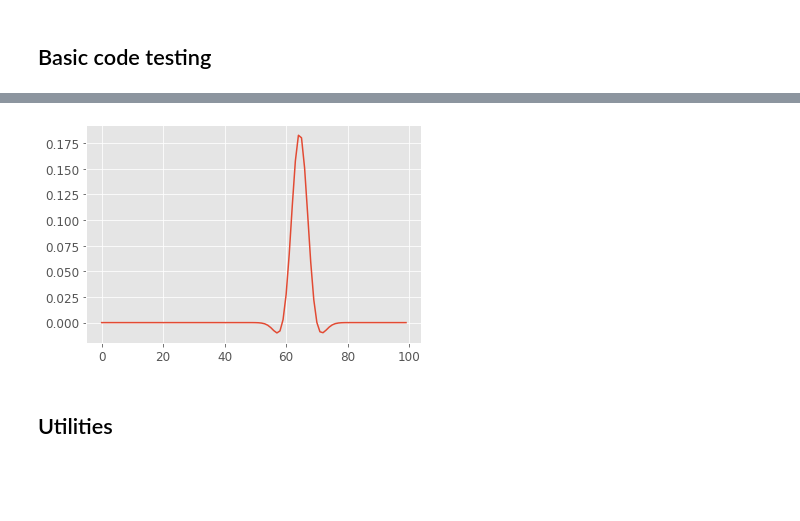
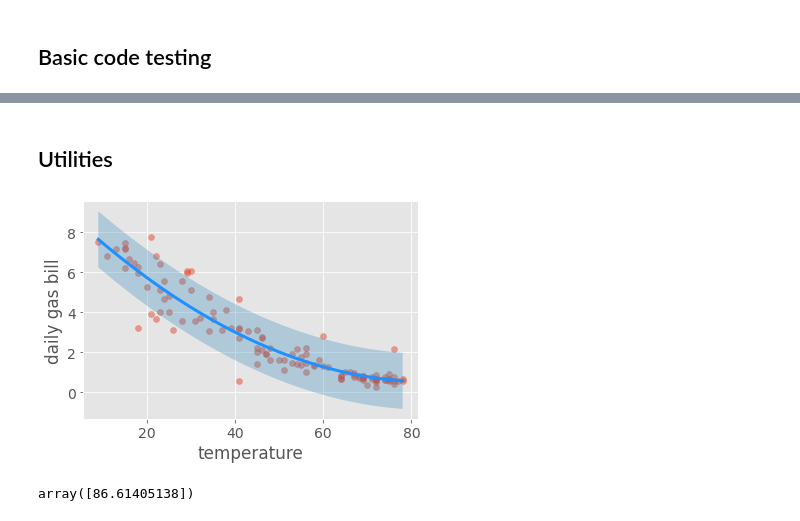
Before and after one commit to JulietteFranque/SDS383D_JF, a Jupyter notebook: exercises-06/notebooks/local_polynomial_regression.ipynb, the cells around one changed output, grey strips where cells are left out. Saved outputs shown, nothing was run; the diff lists cells and outputs as text; code cells hidden in the pictures; blank space fills up the shorter version.

```diff
--- a/exercises-06/notebooks/local_polynomial_regression.ipynb
+++ b/exercises-06/notebooks/local_polynomial_regression.ipynb
@@ -38,6 +30,2 @@ H.shape
-# %%
-plt.plot(H[650,:]);
-# %% [output]
-[figure, removed]
 # %% [markdown]
 ## Utilities
@@ -46,5 +32,6 @@ os.getcwd()
 # %%
 df = pd.read_csv('../data/utilities.csv')
+df = df.sort_values('temp')
 # %%
 x = df['temp'].to_numpy().reshape(-1,1)
-y =  df['gasbill'].to_numpy().reshape(-1,1)
+y =  (df['gasbill']/df['billingdays']).to_numpy().reshape(-1,1)
@@ -52,0 +38,16 @@ x_data.shape
+# %%
+reg = local_regression.Lowess(degree=2)
+reg.fit(x,y)
+y_pred, lower, upper = reg.predict(x, sig_level = 0.05)
+# %%
+plt.scatter(x, y, alpha =.5)
+plt.plot(x, y_pred, color='dodgerblue', lw=3)
+plt.fill_between(x.flatten(), lower.flatten(), upper.flatten(), alpha = .3)
+plt.ylabel('daily gas bill')
+plt.xlabel('temperature');
+# %% [output]
+[figure, added]
+# %%
+reg.bandwidth
+# %% [output]
+array([86.61405138])
```
Also changed, not shown: parts of 23 cells of this notebook, 1 other file.
